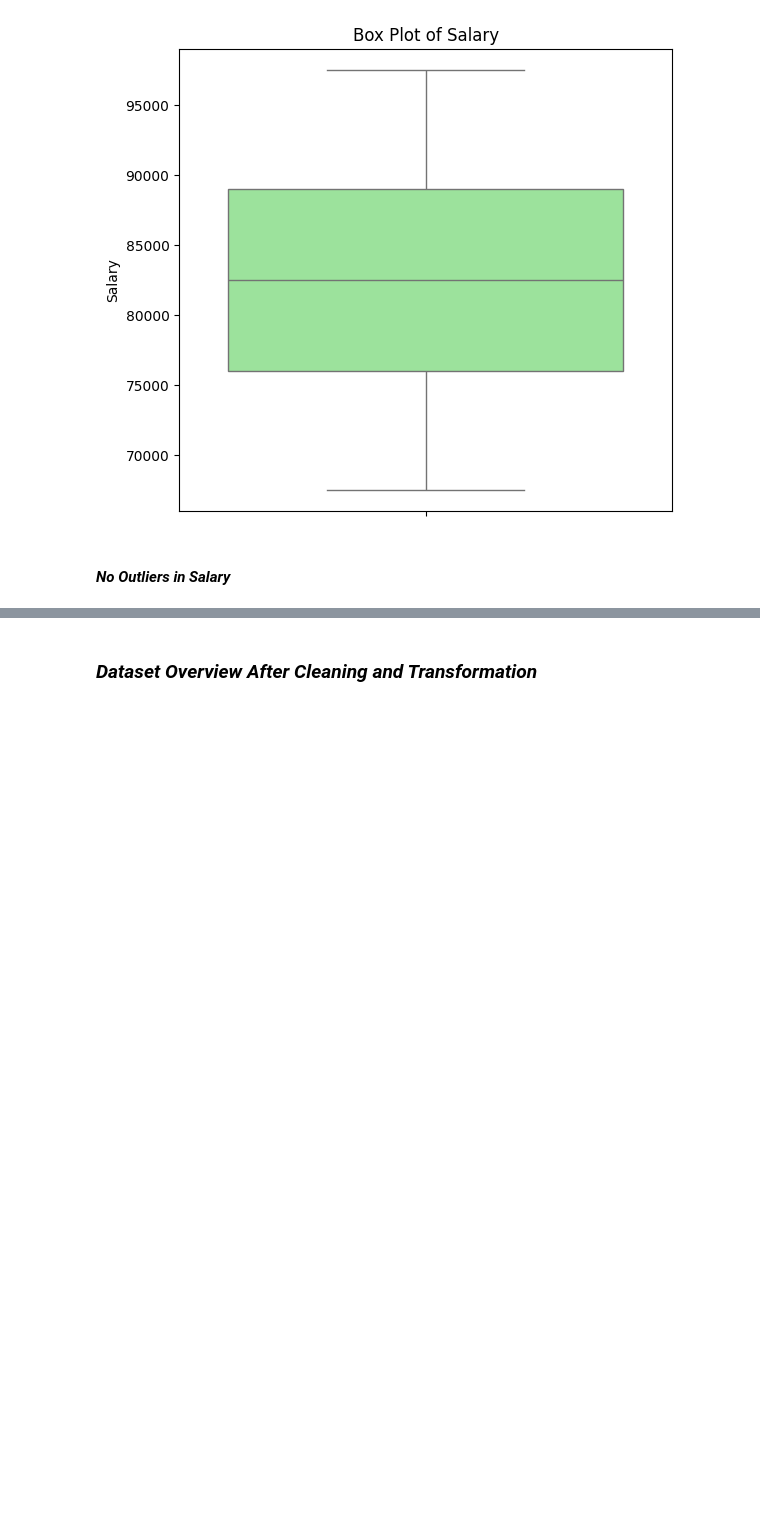
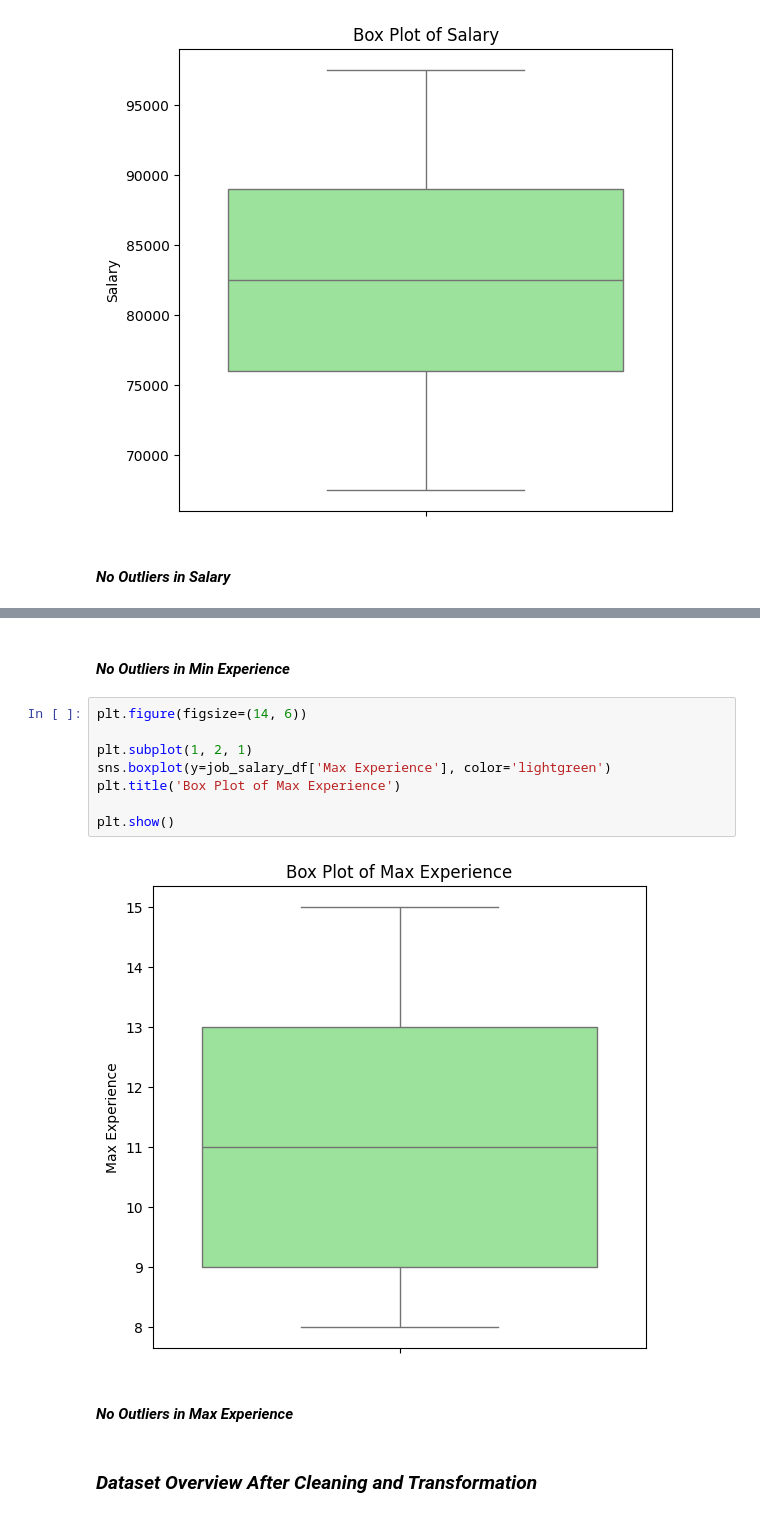
Before and after one commit to Ebio-Raza/Job-Salary-Prediction-Model, a Jupyter notebook: Proj.ipynb, the cells around one changed output, grey strips where cells are left out. Drawn from its saved outputs; the diff is of its cells as text; blank space fills up the shorter version.

```diff
--- a/Proj.ipynb
+++ b/Proj.ipynb
@@ -454,3 +489,17 @@ plt.show()
+# %% [markdown]
+#### *No Outliers in Min Experience*
+# %%
+plt.figure(figsize=(14, 6))
+
+plt.subplot(1, 2, 1)
+sns.boxplot(y=job_salary_df['Max Experience'], color='lightgreen')
+plt.title('Box Plot of Max Experience')
+
+plt.show()
+# %% [output]
+[figure, added]
+# %% [markdown]
+#### *No Outliers in Max Experience*
 # %% [markdown]
 ### ***Dataset Overview After Cleaning and Transformation***
 # %%
```
Also changed, not shown: parts of 10 cells of this notebook, 2 other files.
